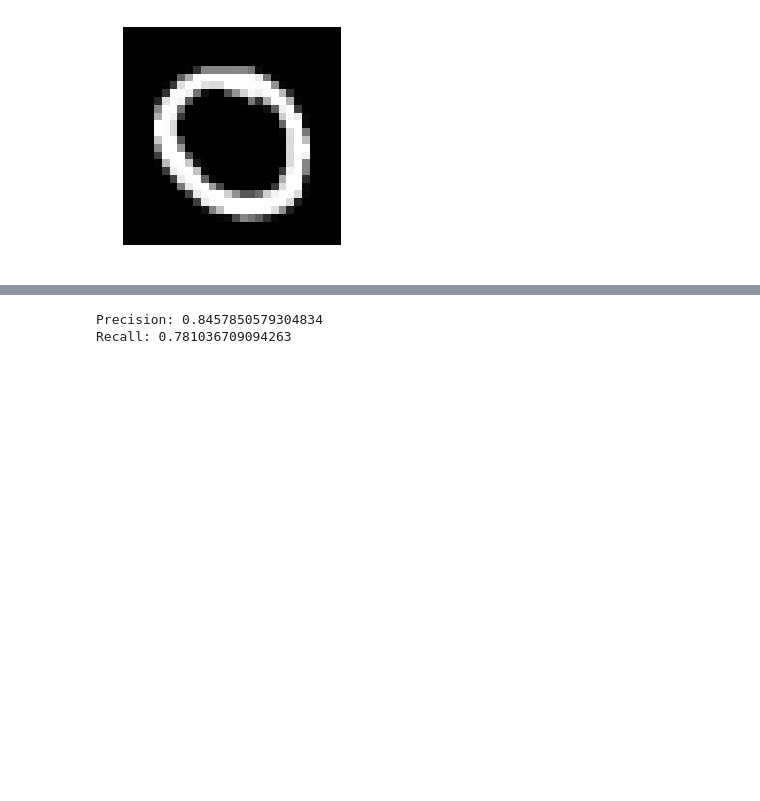
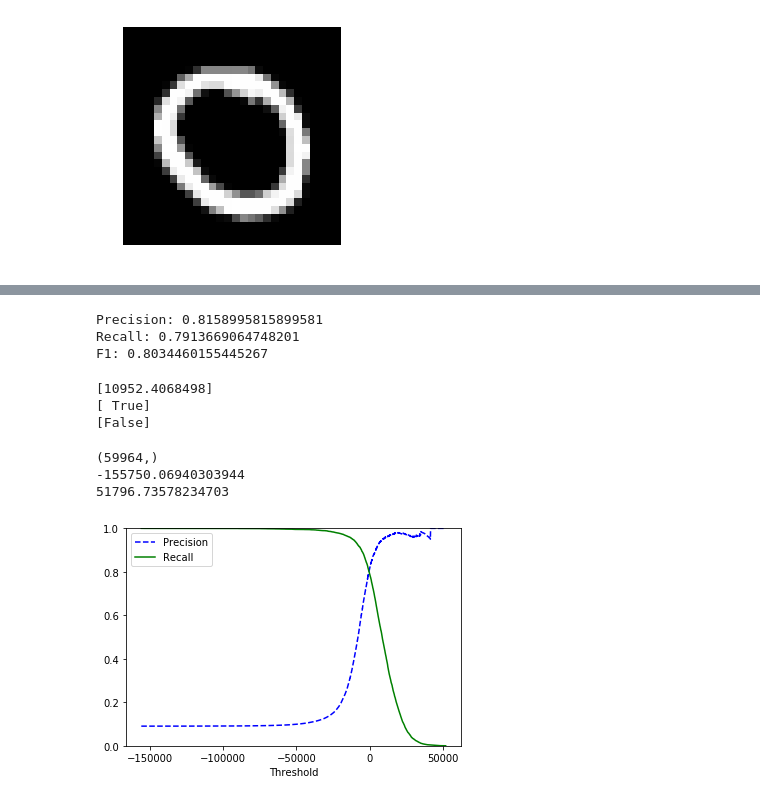
Before and after one commit to hammeiam/hands-on-with-ml, a Jupyter notebook: 3-classification.ipynb, the cells around one changed output, grey strips where cells are left out. Saved outputs shown, nothing was run; the diff lists cells and outputs as text; code cells hidden in the pictures; blank space fills up the shorter version.

```diff
--- a/3-classification.ipynb
+++ b/3-classification.ipynb
@@ -178,11 +176,65 @@ array([[53807,   772],
 # %%
 # Precision and Recall
-# Precision = TP / (TP + FP)
-# Recall = TP / (TP + FN)
 
-from sklearn.metrics import precision_score, recall_score
+# Precision
+# TP / (TP + FP)
+# How many times were we right when we said something was a 5?
+
+# Recall
+# TP / (TP + FN)
+# Of the 5s that existed, how many did we correctly guess?
+
+# F1 Score
+# A score comprised of both precision & accuracy. Is only high when both are high
+
+# Note that depending on our use case, we may prefer to have
+# higher precision (detecting shoplifting) or higher recall (NSFW classifier)
+
+from sklearn.metrics import precision_score, recall_score, f1_score
 print(f"Precision: {precision_score(y_train_5, y_train_pred)}")
 print(f"Recall: {recall_score(y_train_5, y_train_pred)}")
+print(f"F1: {f1_score(y_train_5, y_train_pred)}")
 # %% [output]
-Precision: 0.8457850579304834
-Recall: 0.781036709094263
+Precision: 0.8158995815899581
+Recall: 0.7913669064748201
+F1: 0.8034460155445267
+# %%
+# Precision/Recall Tradeoff
+
+# sklearn also gives us the ability to just return the raw output of
+# decision functions, where we can set our own threshold for classification
+some_score = sgd_clf.decision_function([five_digit])
+print(some_score)
+threshold1 = 0
+threshold2 = 20_000
+print(some_score > threshold1)
+print(some_score > threshold2)
+# %% [output]
+[10952.4068498]
+[ True]
+[False]
+# %%
+from sklearn.metrics import precision_recall_curve
+
+y_scores = cross_val_predict(
+    sgd_clf,
+    X_train,
+    y_train_5,
+    cv=3,
+    method="decision_function"
+)
+precisions, recalls, thresholds = precision_recall_curve(y_train_5, y_scores)
+
+def plot_precision_recall_vs_threshold(precisions, recalls, thresholds):
+    plt.plot(thresholds, precisions[:-1], "b--", label="Precision")
+    plt.plot(thresholds, recalls[:-1], "g-", label="Recall")
+    plt.xlabel("Threshold")
+    plt.legend(loc="upper left")
+    plt.ylim([0,1])
+
+plot_precision_recall_vs_threshold(precisions, recalls, thresholds)
+# %% [output]
+(59964,)
+-155750.06940303944
+51796.73578234703
+[figure, added]
```
Also changed, not shown: parts of 18 cells of this notebook.
